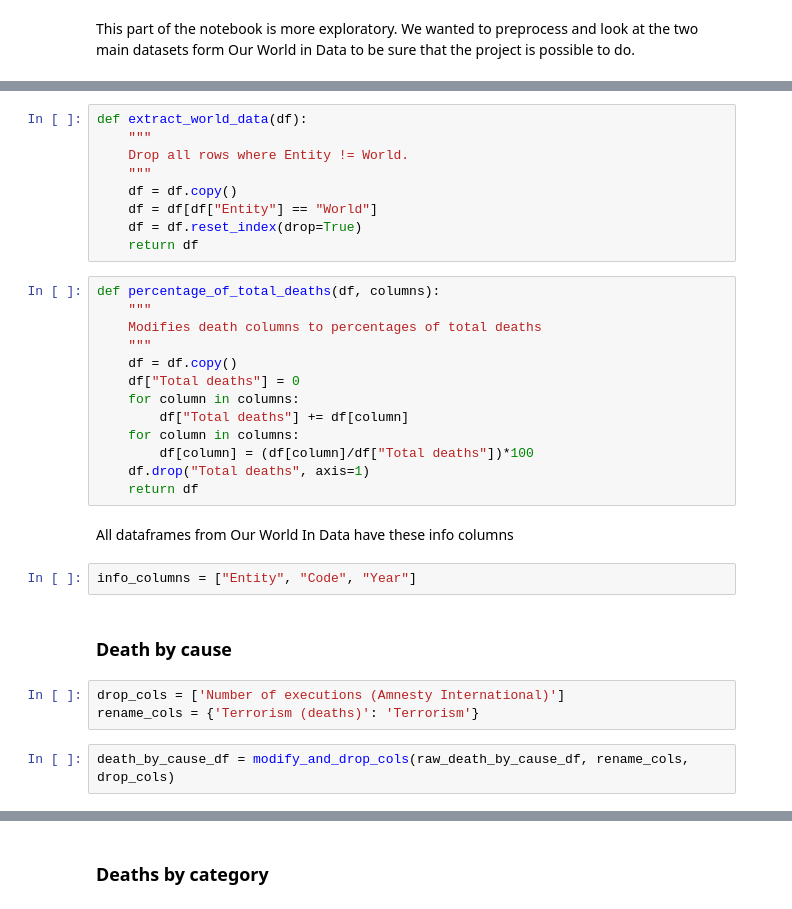
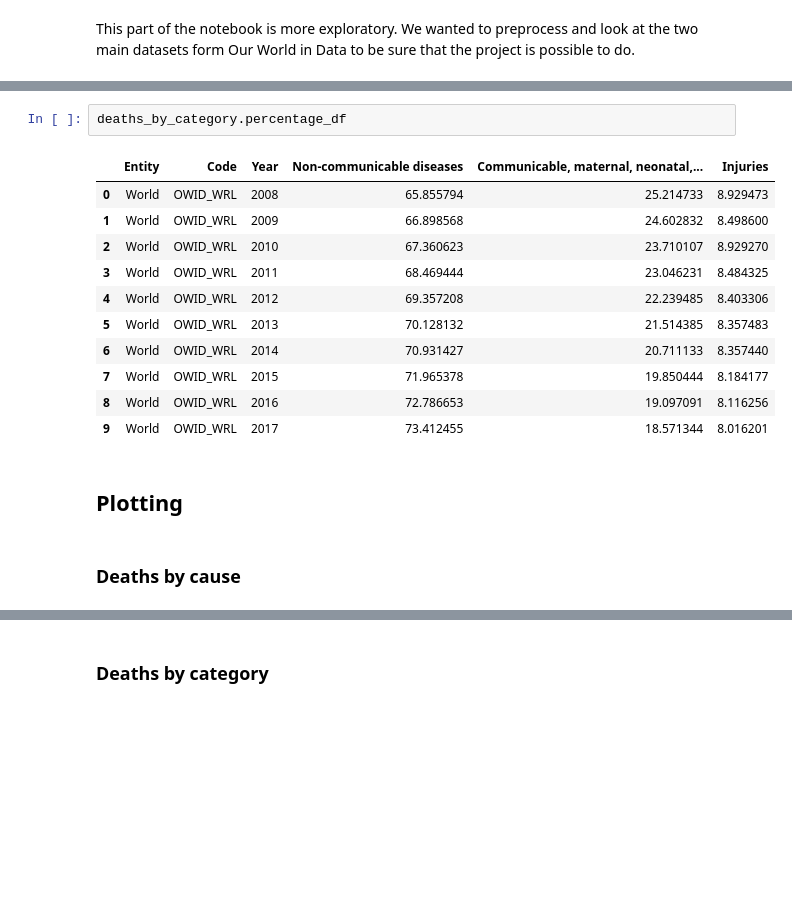
Before and after one commit to epfl-ada/ada-2021-project-hoja, a Jupyter notebook: Milestone_2.ipynb, the cells around one changed output, grey strips where cells are left out. Cells and saved outputs as stored; diff of their text form; blank space fills up the shorter version.

```diff
--- a/Milestone_2.ipynb
+++ b/Milestone_2.ipynb
@@ -340,33 +176,18 @@ def modify_and_drop_cols(df, rename_cols, drop_cols):
-# %%
-def extract_world_data(df):
-    """
-    Drop all rows where Entity != World.
-    """
-    df = df.copy()
-    df = df[df["Entity"] == "World"]
-    df = df.reset_index(drop=True)
-    return df
-# %%
-def percentage_of_total_deaths(df, columns):
-    """
-    Modifies death columns to percentages of total deaths
-    """
-    df = df.copy()
-    df["Total deaths"] = 0
-    for column in columns:
-        df["Total deaths"] += df[column]
-    for column in columns:
-        df[column] = (df[column]/df["Total deaths"])*100
-    df.drop("Total deaths", axis=1)
-    return df
-# %% [markdown]
-All dataframes from Our World In Data have these info columns
-# %%
-info_columns = ["Entity", "Code", "Year"]
+# %%
+deaths_by_category.percentage_df
+# %% [output]
+|  | Entity | Code | Year | Non-communicable diseases | Communicable, maternal, neonatal,... | Injuries |
+| 0 | World | OWID_WRL | 2008 | 65.855794 | 25.214733 | 8.929473 |
+| 1 | World | OWID_WRL | 2009 | 66.898568 | 24.602832 | 8.498600 |
+| 2 | World | OWID_WRL | 2010 | 67.360623 | 23.710107 | 8.929270 |
+| 3 | World | OWID_WRL | 2011 | 68.469444 | 23.046231 | 8.484325 |
+| 4 | World | OWID_WRL | 2012 | 69.357208 | 22.239485 | 8.403306 |
+| 5 | World | OWID_WRL | 2013 | 70.128132 | 21.514385 | 8.357483 |
+| 6 | World | OWID_WRL | 2014 | 70.931427 | 20.711133 | 8.357440 |
+| 7 | World | OWID_WRL | 2015 | 71.965378 | 19.850444 | 8.184177 |
+| 8 | World | OWID_WRL | 2016 | 72.786653 | 19.097091 | 8.116256 |
+| 9 | World | OWID_WRL | 2017 | 73.412455 | 18.571344 | 8.016201 |
+# %% [markdown]
+## Plotting
 # %% [markdown]
-### Death by cause
+### Deaths by cause
-# %%
-drop_cols = ['Number of executions (Amnesty International)']
-rename_cols = {'Terrorism (deaths)': 'Terrorism'}
-# %%
-death_by_cause_df = modify_and_drop_cols(raw_death_by_cause_df, rename_cols, drop_cols)
```
Also changed, not shown: parts of 39 cells of this notebook, 5 other files.
